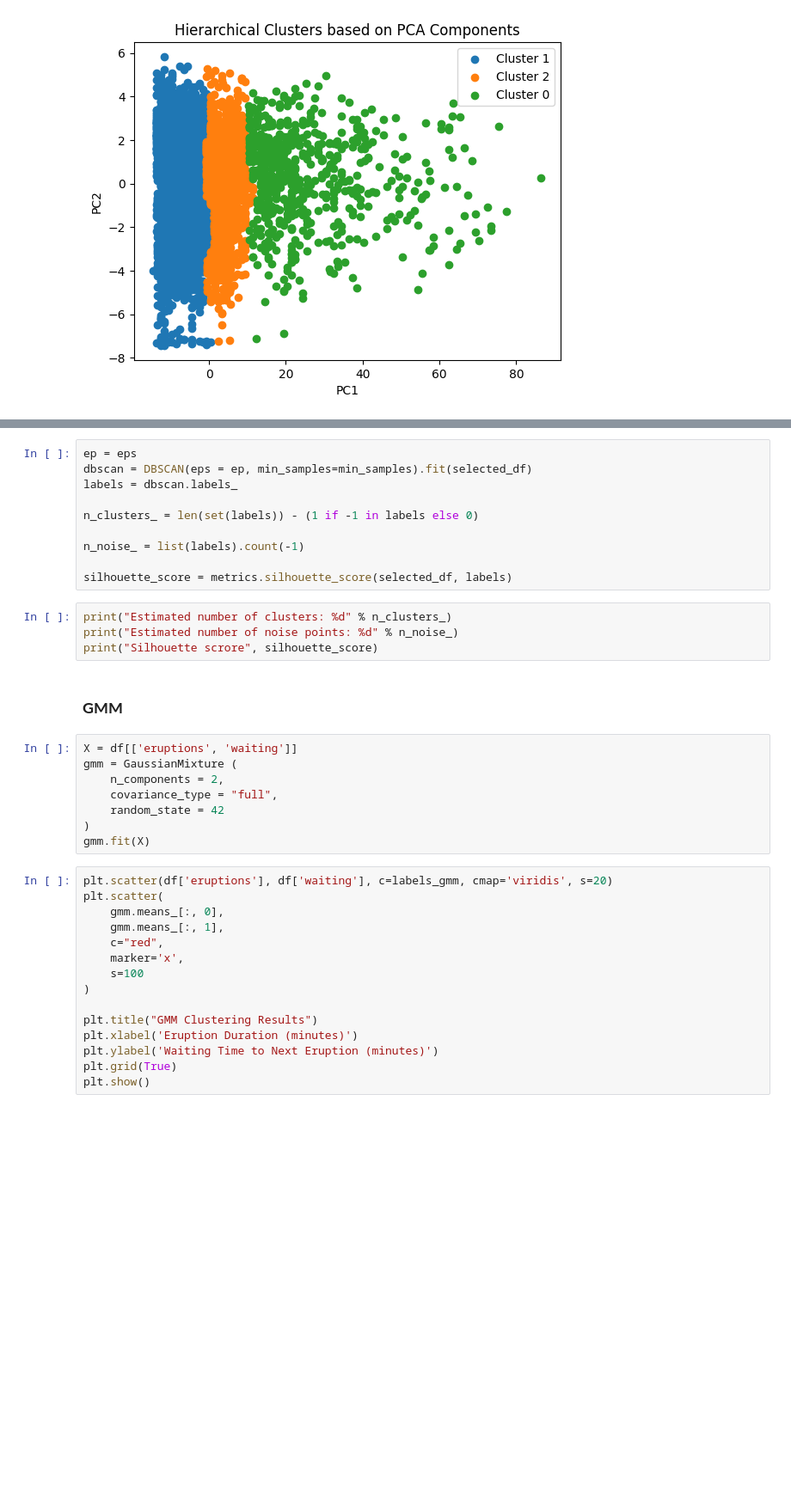
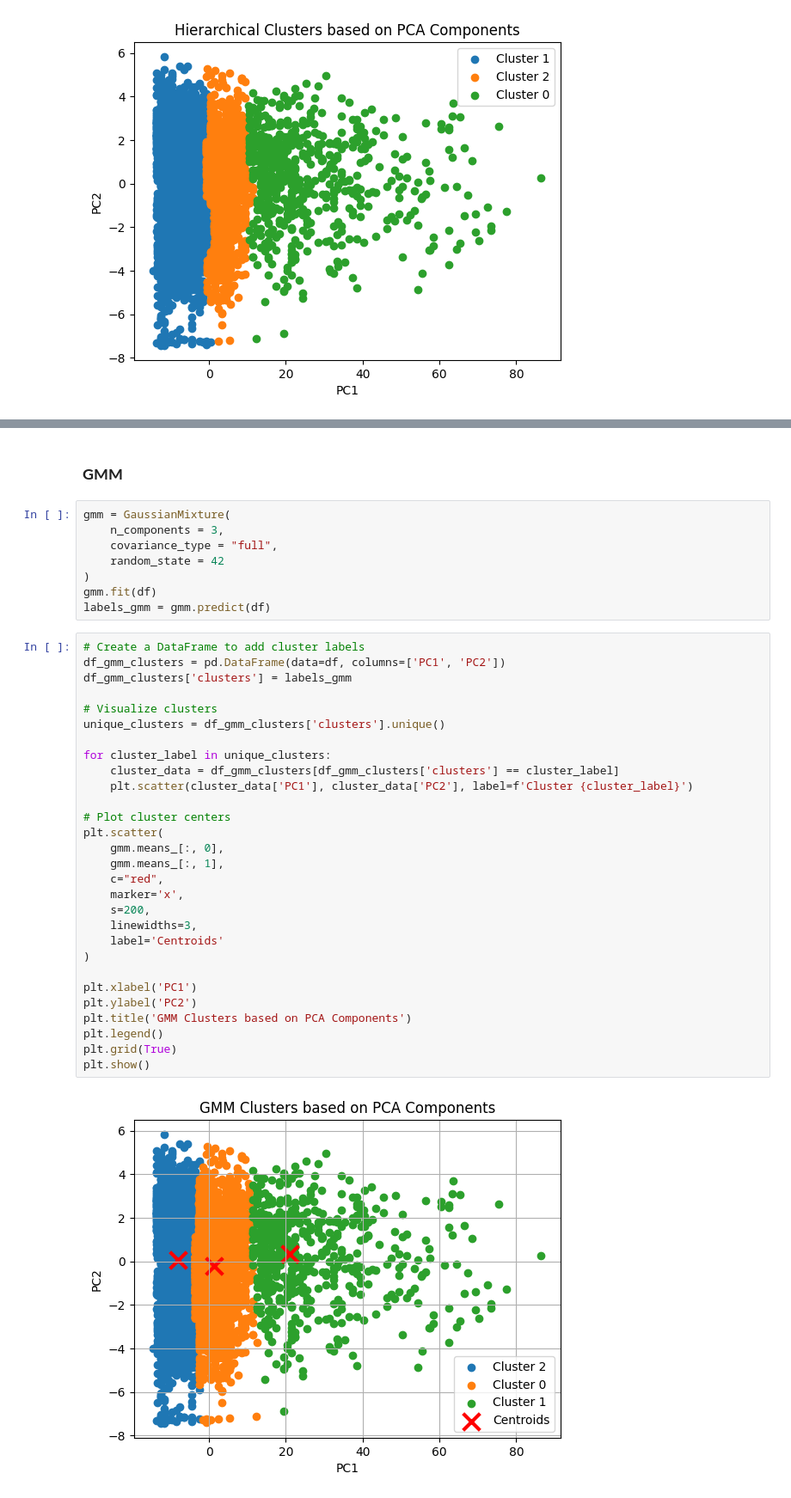
Before and after one commit to leonnmarcoo/CCADMACL_COM232_PROJECT, a Jupyter notebook: model_training.ipynb, the cells around one changed output, grey strips where cells are left out. Shown at 86% size. Saved outputs shown, nothing was run; the diff lists cells and outputs as text; blank space fills up the shorter version.

```diff
--- a/model_training.ipynb
+++ b/model_training.ipynb
@@ -250,39 +219,41 @@ print(f"eps: {eps}")
-# %%
-ep = eps
-dbscan = DBSCAN(eps = ep, min_samples=min_samples).fit(selected_df)
-labels = dbscan.labels_
-
-n_clusters_ = len(set(labels)) - (1 if -1 in labels else 0)
-
-n_noise_ = list(labels).count(-1)
-
-silhouette_score = metrics.silhouette_score(selected_df, labels)
-# %%
-print("Estimated number of clusters: %d" % n_clusters_)
-print("Estimated number of noise points: %d" % n_noise_)
-print("Silhouette scrore", silhouette_score)
 # %% [markdown]
 ### **GMM**
 # %%
-X = df[['eruptions', 'waiting']]
-gmm = GaussianMixture (
-    n_components = 2,
+gmm = GaussianMixture(
+    n_components = 3,
     covariance_type = "full",
     random_state = 42
 )
-gmm.fit(X)
+gmm.fit(df)
+labels_gmm = gmm.predict(df)
-# %%
-plt.scatter(df['eruptions'], df['waiting'], c=labels_gmm, cmap='viridis', s=20)
-plt.scatter(
-    gmm.means_[:, 0],
-    gmm.means_[:, 1],
-    c="red",
-    marker='x',
-    s=100
-)
-
-plt.title("GMM Clustering Results")
-plt.xlabel('Eruption Duration (minutes)')
-plt.ylabel('Waiting Time to Next Eruption (minutes)')
-plt.grid(True)
-plt.show()
+# %%
+# Create a DataFrame to add cluster labels
+df_gmm_clusters = pd.DataFrame(data=df, columns=['PC1', 'PC2'])
+df_gmm_clusters['clusters'] = labels_gmm
+
+# Visualize clusters
+unique_clusters = df_gmm_clusters['clusters'].unique()
+
+for cluster_label in unique_clusters:
+    cluster_data = df_gmm_clusters[df_gmm_clusters['clusters'] == cluster_label]
+    plt.scatter(cluster_data['PC1'], cluster_data['PC2'], label=f'Cluster {cluster_label}')
+
+# Plot cluster centers
+plt.scatter(
+    gmm.means_[:, 0],
+    gmm.means_[:, 1],
+    c="red",
+    marker='x',
+    s=200,
+    linewidths=3,
+    label='Centroids'
+)
+
+plt.xlabel('PC1')
+plt.ylabel('PC2')
+plt.title('GMM Clusters based on PCA Components')
+plt.legend()
+plt.grid(True)
+plt.show()
+# %% [output]
+[figure, added]
```
Also changed, not shown: parts of 10 cells of this notebook, 5 other files.
